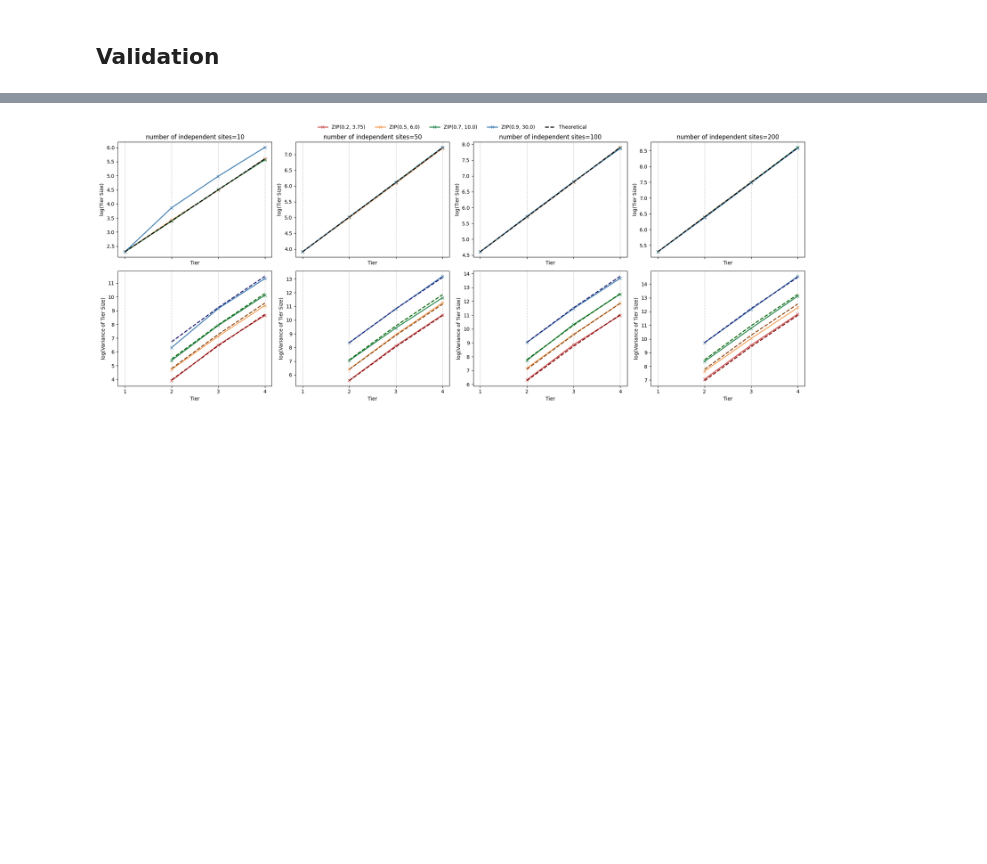
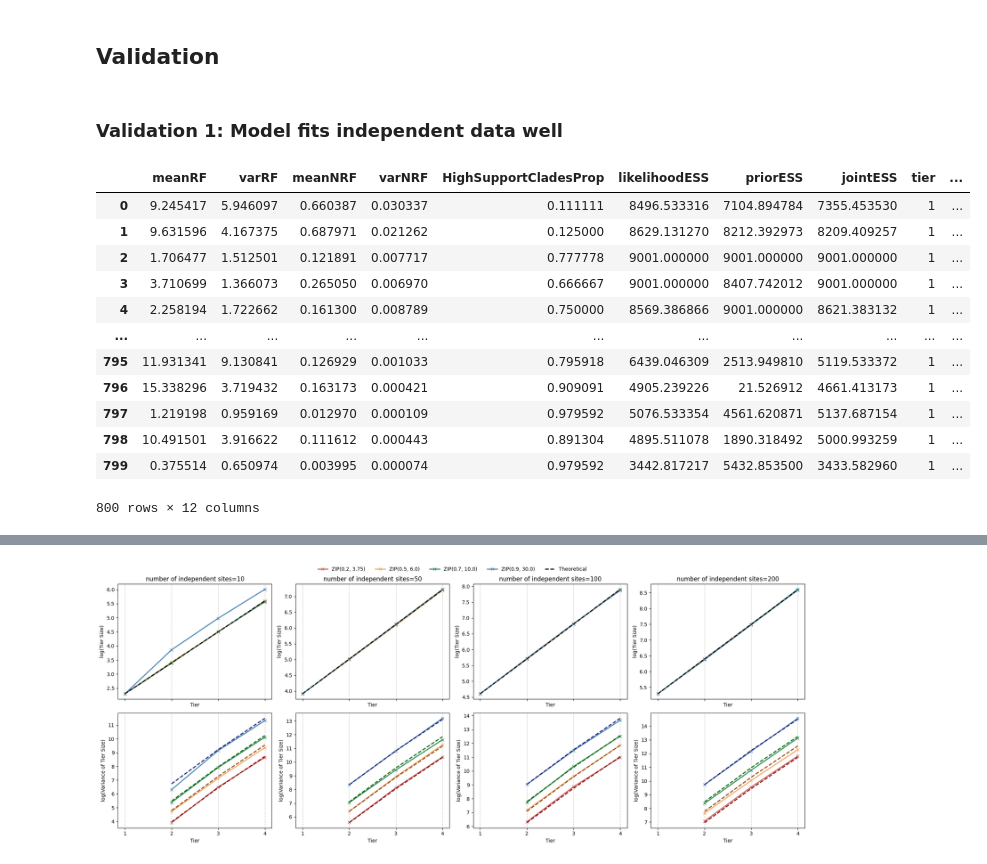
Before and after one commit to jaamestaay/M4R, a Jupyter notebook: data/results_processing.ipynb, the cells around one changed output, grey strips where cells are left out. Cells and saved outputs as stored; diff of their text form; code cells hidden in the pictures; blank space fills up the shorter version.

```diff
--- a/data/results_processing.ipynb
+++ b/data/results_processing.ipynb
@@ -369,3 +369,5 @@ plt.show()
 [figure]
 # %% [markdown]
 ## Validation
+# %% [markdown]
+### Validation 1: Model fits independent data well
@@ -371,0 +376,16 @@ plt.show()
+# %%
+val1_data
+# %% [output]
+|  | meanRF | varRF | meanNRF | varNRF | HighSupportCladesProp | likelihoodESS | priorESS | jointESS | tier | ... |
+| 0 | 9.245417 | 5.946097 | 0.660387 | 0.030337 | 0.111111 | 8496.533316 | 7104.894784 | 7355.453530 | 1 | ... |
+| 1 | 9.631596 | 4.167375 | 0.687971 | 0.021262 | 0.125000 | 8629.131270 | 8212.392973 | 8209.409257 | 1 | ... |
+| 2 | 1.706477 | 1.512501 | 0.121891 | 0.007717 | 0.777778 | 9001.000000 | 9001.000000 | 9001.000000 | 1 | ... |
+| 3 | 3.710699 | 1.366073 | 0.265050 | 0.006970 | 0.666667 | 9001.000000 | 8407.742012 | 9001.000000 | 1 | ... |
+| 4 | 2.258194 | 1.722662 | 0.161300 | 0.008789 | 0.750000 | 8569.386866 | 9001.000000 | 8621.383132 | 1 | ... |
+| ... | ... | ... | ... | ... | ... | ... | ... | ... | ... | ... |
+| 795 | 11.931341 | 9.130841 | 0.126929 | 0.001033 | 0.795918 | 6439.046309 | 2513.949810 | 5119.533372 | 1 | ... |
+| 796 | 15.338296 | 3.719432 | 0.163173 | 0.000421 | 0.909091 | 4905.239226 | 21.526912 | 4661.413173 | 1 | ... |
+| 797 | 1.219198 | 0.959169 | 0.012970 | 0.000109 | 0.979592 | 5076.533354 | 4561.620871 | 5137.687154 | 1 | ... |
+| 798 | 10.491501 | 3.916622 | 0.111612 | 0.000443 | 0.891304 | 4895.511078 | 1890.318492 | 5000.993259 | 1 | ... |
+| 799 | 0.375514 | 0.650974 | 0.003995 | 0.000074 | 0.979592 | 3442.817217 | 5432.853500 | 3433.582960 | 1 | ... |
+800 rows × 12 columns
```
Also changed, not shown: parts of 5 cells of this notebook, 2 other files.
